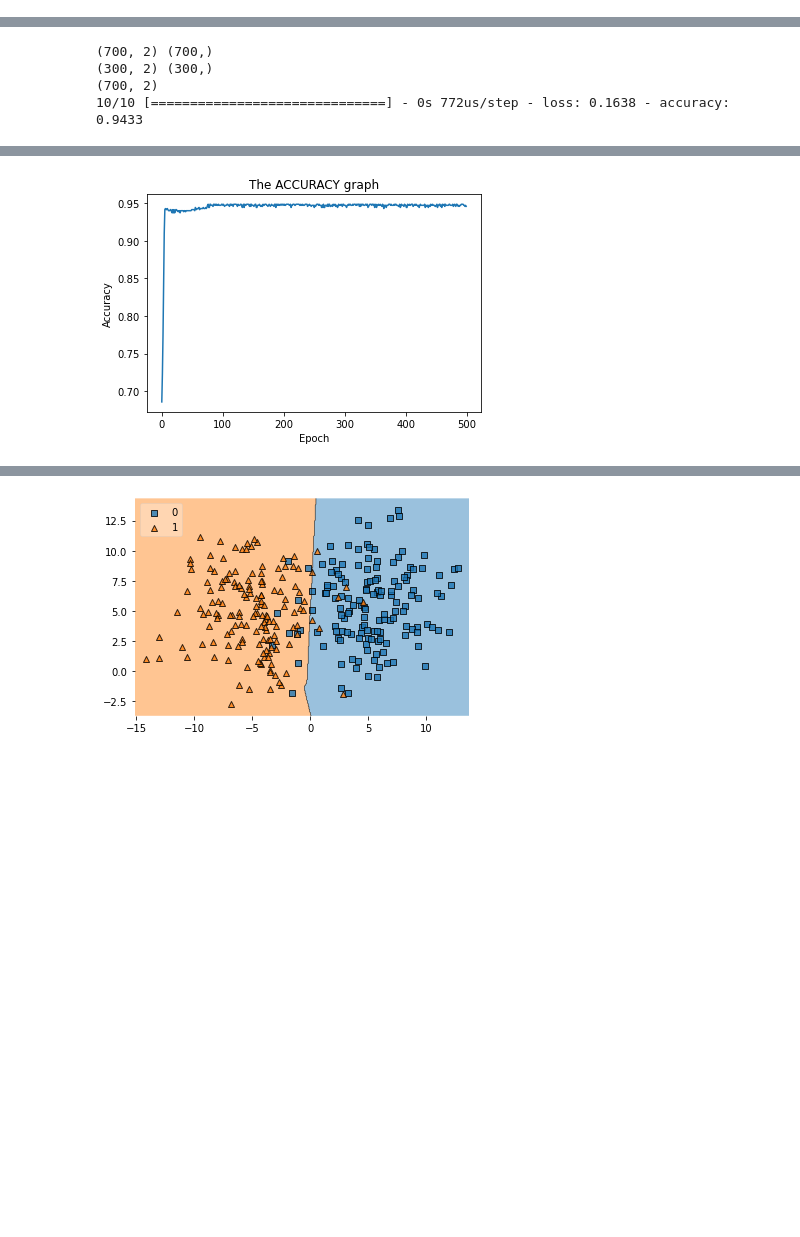
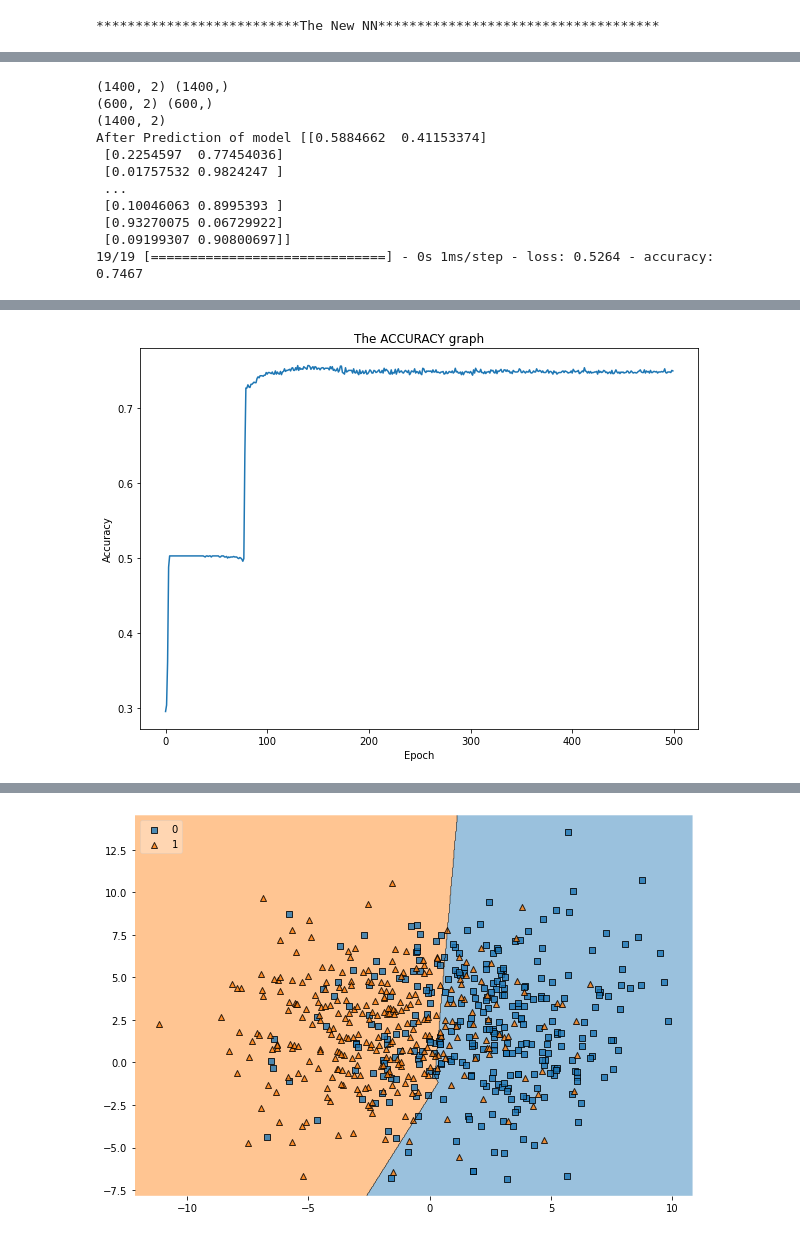
Before and after one commit to NavSanya/ENNTS, a Jupyter notebook: TheNN.ipynb, the cells around one changed output, grey strips where cells are left out. Drawn from its saved outputs; the diff is of its cells as text; code cells hidden in the pictures; blank space fills up the shorter version.

Commit message:
Done with the datasets and have to play with the weights of the NN

```diff
--- a/TheNN.ipynb
+++ b/TheNN.ipynb
@@ -198,28 +181,26 @@ def theNewNN(X,Y,weights):
 # %%
 #New Dataset
-def NewCall(weights):
+def NewDataset(weights):
+    """
+    The dataset for the new model
+    """
     #Class 3
-    mean = [5,5]
+    mean = [2,2]
     cov = [[10,0],
            [0,10]]
-    Class3 = np.random.multivariate_normal(mean,cov,500)
+    Class3 = np.random.multivariate_normal(mean,cov,1000)
 
     #Class 4
-    mean = [-5,5]
+    mean = [-2,2]
     cov = [[10,0],
            [0,10]]
-    Class4 = np.random.multivariate_normal(mean,cov,500)
+    Class4 = np.random.multivariate_normal(mean,cov,1000)
 
     X = np.vstack([Class3, Class4])
 
     # Y = np.array([0]*500 + [1]*500 + [2]*500)
-    Y = np.array([0]*500 + [1]*500)
+    Y = np.array([0]*1000 + [1]*1000)
     #print(Y)
-
-    one_hot_labels = np.zeros((1000, 2))
-
-    for i in range(1000):
-        one_hot_labels[i, Y[i]] = 1
 
     plt.figure(figsize=(10,7))
     plt.scatter(X[:,0], X[:,1], c=Y, cmap='plasma', s=100, alpha=0.5)
@@ -228,39 +209,11 @@ def NewCall(weights):
     theNewNN(X,Y,weights)
 # %%
 def main():
-    #Class 1
-    mean = [3,3]
-    cov = [[10,0],
-           [0,10]]
-    Class1 = np.random.multivariate_normal(mean,cov,500)
 
-    #Class 2
-    mean = [-3,-3]
-    cov = [[10,0],
-           [0,10]]
-    Class2 = np.random.multivariate_normal(mean,cov,500)
-
-
-    X = np.vstack([Class1, Class2])
-
-    # Y = np.array([0]*500 + [1]*500 + [2]*500)
-    Y = np.array([0]*500 + [1]*500)
-    #print(Y)
-
-    one_hot_labels = np.zeros((1000, 2))
-
-    for i in range(1000):
-        one_hot_labels[i, Y[i]] = 1
-
-    plt.figure(figsize=(10,7))
-    plt.scatter(X[:,0], X[:,1], c=Y, cmap='plasma', s=100, alpha=0.5)
-    plt.show()
-    print("*********************************The first NN******************************************")
-    w = theOriginalNN(X,Y)
-    print("\n****************************The Weights Are******************************************")
-    print(w)
-    print("\n**********************************The New NN*******************************************")
-    NewCall(w)
+    print("****************************The Original NN*************************************")
+    w = OldDataset()
+    print("\n**************************The New NN************************************")
+    NewDataset(w)
 
 if __name__ == "__main__":
     main()
@@ -286,0 +240 @@ Test results - Loss: 0.18678171932697296 - Accuracy: 92.00000166893005%
+**************************The New NN************************************
@@ -288,4 +242,11 @@ Test results - Loss: 0.18678171932697296 - Accuracy: 92.00000166893005%
-(700, 2) (700,)
-(300, 2) (300,)
-(700, 2)
-10/10 [==============================] - 0s 772us/step - loss: 0.1638 - accuracy: 0.9433
+(1400, 2) (1400,)
+(600, 2) (600,)
+(1400, 2)
+After Prediction of model [[0.5884662  0.41153374]
+ [0.2254597  0.77454036]
+ [0.01757532 0.9824247 ]
+ ...
+ [0.10046063 0.8995393 ]
+ [0.93270075 0.06729922]
+ [0.09199307 0.90800697]]
+19/19 [==============================] - 0s 1ms/step - loss: 0.5264 - accuracy: 0.7467
@@ -293 +254 @@ Test results - Loss: 0.18678171932697296 - Accuracy: 92.00000166893005%
-[figure, old version]
+[figure, new version]
@@ -295 +256 @@ Test results - Loss: 0.16375087201595306 - Accuracy: 94.33333277702332%
-[figure, old version]
+[figure, new version]
```
Also changed, not shown: parts of 6 cells of this notebook, 6 other files.
